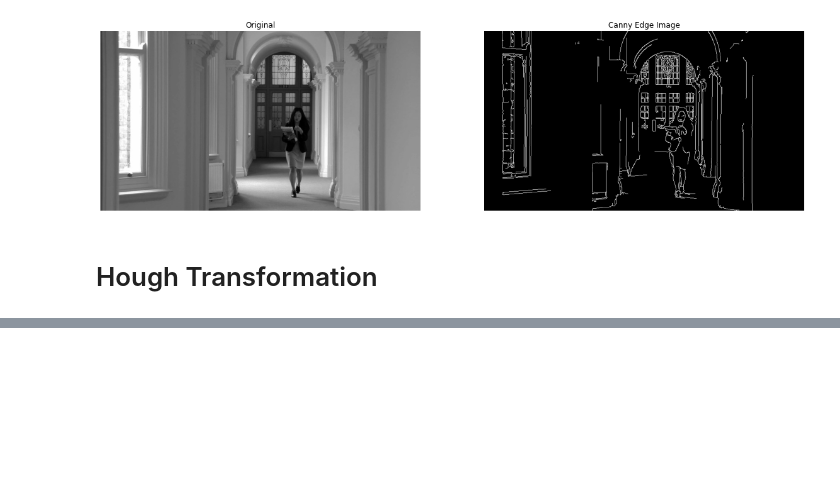
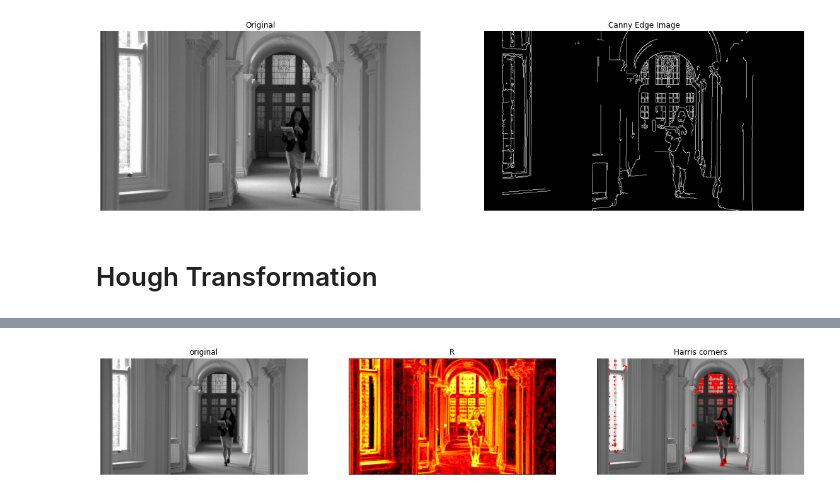
Before and after one commit to schedldave/cv2021, a Jupyter notebook: 04_Edges.ipynb, the cells around one changed output, grey strips where cells are left out. Cells and saved outputs as stored; diff of their text form; code cells hidden in the pictures; blank space fills up the shorter version.

```diff
--- a/04_Edges.ipynb
+++ b/04_Edges.ipynb
@@ -289,0 +281,67 @@ np.log(1)
+# %%
+# based on https://github.com/hughesj919/HarrisCorner/blob/master/Corners.py
+
+def findCorners(img, window_size=5, k=0.04, thresh=10000 ):
+    """
+    Finds and returns list of corners and new image with corners drawn
+    :param img: The original image
+    :param window_size: The size (side length) of the sliding window
+    :param k: Harris corner constant. Usually 0.04 - 0.06
+    :param thresh: The threshold above which a corner is counted
+    :return:
+    """
+    #Find x and y derivatives
+    dy, dx = np.gradient(img)
+    Ixx = dx**2
+    Ixy = dy*dx
+    Iyy = dy**2
+    height = img.shape[0]
+    width = img.shape[1]
+
+    cornerList = []
+    newImg = img.copy()
+    color_img = cv2.cvtColor(newImg, cv2.COLOR_GRAY2RGB)
+    offset = int(window_size/2)
+    R = np.zeros_like(dx)
+
+    #Loop through image and find our corners
+    for y in range(offset, height-offset):
+        for x in range(offset, width-offset):
+            #Calculate sum of squares
+            windowIxx = Ixx[y-offset:y+offset+1, x-offset:x+offset+1]
+            windowIxy = Ixy[y-offset:y+offset+1, x-offset:x+offset+1]
+            windowIyy = Iyy[y-offset:y+offset+1, x-offset:x+offset+1]
+            Sxx = windowIxx.sum()
+            Sxy = windowIxy.sum()
+            Syy = windowIyy.sum()
+
+            #Find determinant and trace, use to get corner response
+            det = (Sxx * Syy) - (Sxy**2)
+            trace = Sxx + Syy
+            r = det - k*(trace**2)
+
+            R[y,x] = abs(r)
+
+            #If corner response is over threshold, color the point and add to corner list
+            if r > thresh:
+                #print x, y, r
+                cornerList.append([x, y, r])
+                color_img.itemset((y, x, 0), 0)
+                color_img.itemset((y, x, 1), 0)
+                color_img.itemset((y, x, 2), 255)
+    return color_img, R, cornerList
+
+
+filename = "woman.jpg"
+img = cv2.imread(filename)
+gray = cv2.cvtColor(img,cv2.COLOR_BGR2GRAY)
+
+finalImg, R, cornerList = findCorners(gray, 5, 0.05, thresh=10000000)
+
+plt.figure(figsize=(20,15))
+plt.subplot(131), imshow(gray, cmap='gray'), plt.title( 'original' )
+plt.subplot(132), imshow(np.log(R+1.0), cmap='hot'), plt.title( 'R' )
+plt.subplot(133),imshow(finalImg), plt.title( 'Harris corners' )
+plt.show()
+# %% [output]
+[figure, added]
```
Also changed, not shown: parts of 9 cells of this notebook.
